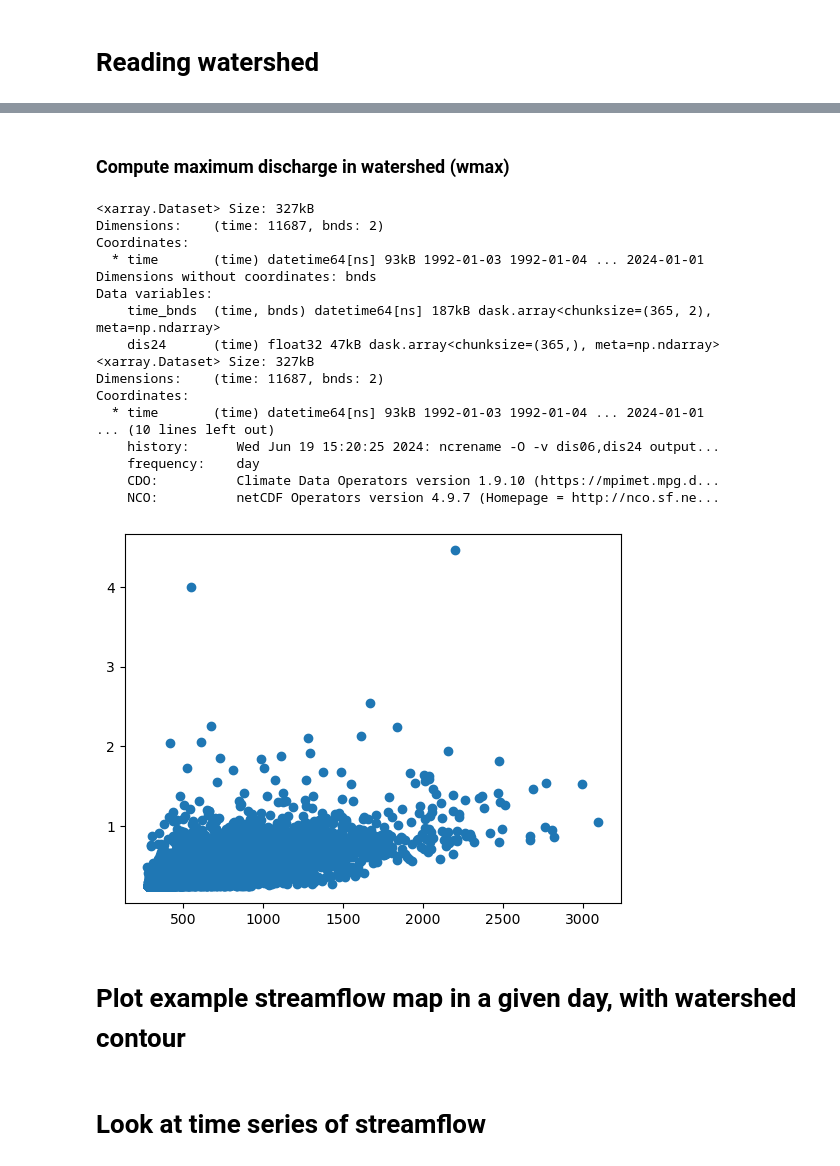
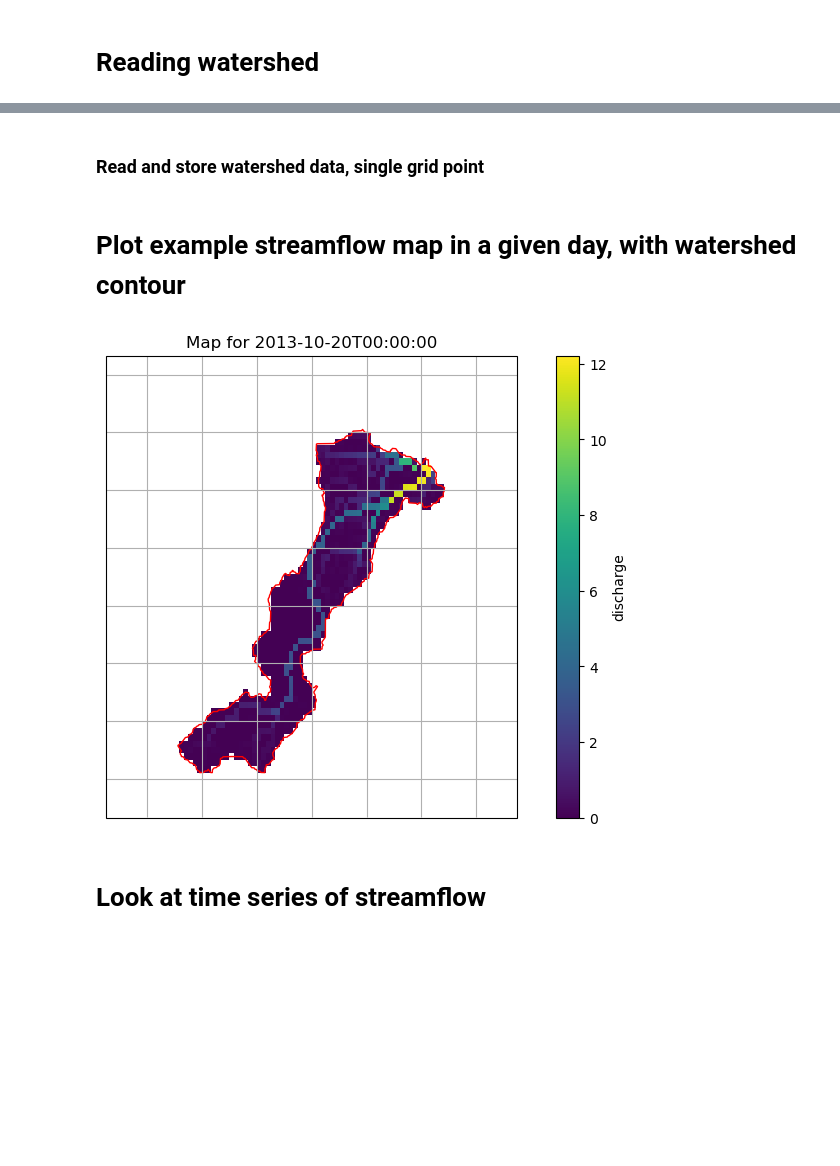
Before and after one commit to zappag/FLORA, a Jupyter notebook: explore.ipynb, the cells around one changed output, grey strips where cells are left out. Cells and saved outputs as stored; diff of their text form; code cells hidden in the pictures; blank space fills up the shorter version.

```diff
--- a/explore.ipynb
+++ b/explore.ipynb
@@ -160,2 +120,0 @@ shape_basin_gdf.plot()
-# %% [markdown]
-### Compute maximum discharge in watershed (wmax)
@@ -179,25 +121,2 @@ ds_max=xds_max[disname].values
-# %%
-print(xds_max)
-print(xds_gp)
-
-plt.scatter(xds_max['dis24'].values, xds_gp['dis24'].values)
-plt.show()
-# %% [output]
-<xarray.Dataset> Size: 327kB
-Dimensions:    (time: 11687, bnds: 2)
-Coordinates:
-  * time       (time) datetime64[ns] 93kB 1992-01-03 1992-01-04 ... 2024-01-01
-Dimensions without coordinates: bnds
-Data variables:
-    time_bnds  (time, bnds) datetime64[ns] 187kB dask.array<chunksize=(365, 2), meta=np.ndarray>
-    dis24      (time) float32 47kB dask.array<chunksize=(365,), meta=np.ndarray>
-<xarray.Dataset> Size: 327kB
-Dimensions:    (time: 11687, bnds: 2)
-Coordinates:
-  * time       (time) datetime64[ns] 93kB 1992-01-03 1992-01-04 ... 2024-01-01
-... (10 lines left out)
-    history:      Wed Jun 19 15:20:25 2024: ncrename -O -v dis06,dis24 output...
-    frequency:    day
-    CDO:          Climate Data Operators version 1.9.10 (https://mpimet.mpg.d...
-    NCO:          netCDF Operators version 4.9.7 (Homepage = http://nco.sf.ne...
-[figure, removed]
+# %% [markdown]
+### Read and store watershed data, single grid point
@@ -206,45 +173,40 @@ Coordinates:
 # %%
 # Plot a map for a day associated with Panaro flooding near Modena
 # It would be more efficient if we just read the .nc containing the event (sort by year)
 if plot2d_day:
     #
-    dataset2d = xr.open_mfdataset(fname_pat, combine='by_coords')
+    dataset2d = xr.open_mfdataset(wshed_fname, combine='by_coords')
 
     # Access variables within the dataset
-    time_step = '2013-10-20T18:00:00'  # Example time step
+    time_step = '2013-10-20T00:00:00'  # Example time step
     data2d_day=dataset2d.sel(time=time_step)
-    #variable = dataset2d['dis06'].sel(time=time_step)
 
     # Extract longitude, latitude, and variable data
     lon, lat, vv = data2d_day['lon'], data2d_day['lat'], data2d_day[disname]
 
     # Plot the map
     fig = plt.figure(figsize=(10, 6))
     ax = plt.axes(projection=ccrs.PlateCarree())
 
     # Plot the variable on the map
-    plt.pcolormesh(lon, lat, vv, transform=ccrs.PlateCarree(), cmap='viridis',vmin=0,vmax=800)
-    plt.xlim(tlon-2, tlon+2)  # Set longitude range
-    plt.ylim(tlat-1, tlat+1)  # Set latitude range
+    plt.pcolormesh(lon, lat, vv, transform=ccrs.PlateCarree(), cmap='viridis')
+    plt.xlim(bbox[1], bbox[3])  # Set longitude range
+    plt.ylim(bbox[0], bbox[2])  # Set latitude range
 
     # Add coastlines, gridlines, and title
     ax.coastlines()
     ax.gridlines()
     plt.title(f'Map for {time_step}')
     plt.colorbar(label='discharge')
-    plt.show()
 
-
-    # Plot a map for a day associated with regional flooding
-    ax = plt.axes(projection=ccrs.PlateCarree())
-    plt.pcolormesh(lon, lat, vv, transform=ccrs.PlateCarree(), cmap='viridis',vmin=0,vmax=5)
+    # add x and y tick labels
 
     # plot the watershed
-    shape_gdf.plot(ax=ax, color='none', edgecolor='red')
-    if tlabel=='modena':
-        plt.xlim([10, 13])  # Approximate longitude of Italy
-        plt.ylim([44, 45.5])  # Approximate latitude of Italy
+    shape_basin_gdf.plot(ax=ax, color='none', edgecolor='red',transform=ccrs.PlateCarree())
+
     plt.show()
+# %% [output]
+[figure, added]
 # %% [markdown]
 # Look at time series of streamflow
 # %%
```
Also changed, not shown: parts of 16 cells of this notebook.
